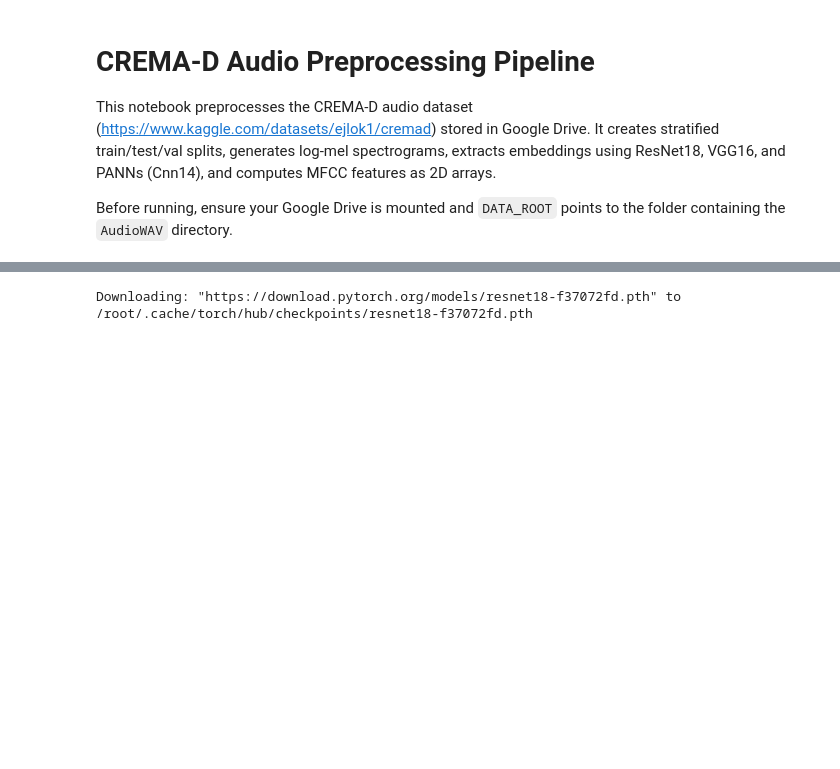
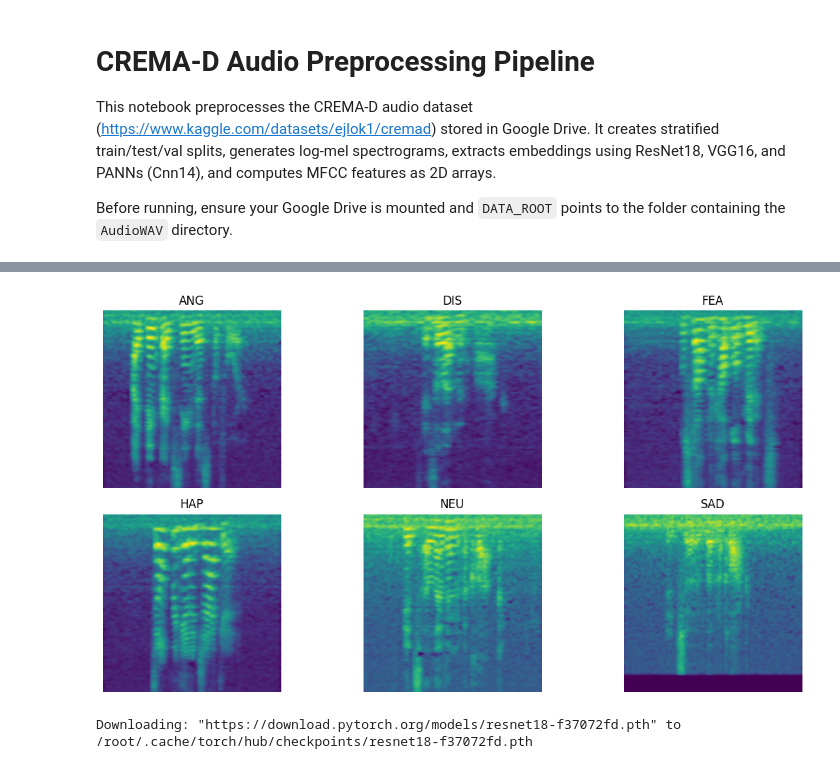
Before and after one commit to lburdman/qnn-transfer-learning, a Jupyter notebook: audio_preprocessing.ipynb, the cells around one changed output, grey strips where cells are left out. Cells and saved outputs as stored; diff of their text form; code cells hidden in the pictures; blank space fills up the shorter version.

```diff
--- a/audio_preprocessing.ipynb
+++ b/audio_preprocessing.ipynb
@@ -118,8 +189,10 @@ Train size: 5208, Test size: 1489, Val size: 745
 # %%
-# === Visualize example mel spectrograms ===
-train_specs_root = os.path.join(SPEC_DIR, 'train')
-if os.path.exists(train_specs_root):
-    show_example_spectrograms(train_specs_root, n_classes=len(CLASSES))
+# Visualize example mel spectrograms
+val_specs_root = os.path.join(SPEC_DIR, 'val')
+if os.path.exists(val_specs_root):
+    show_example_spectrograms(val_specs_root, n_classes=len(CLASSES))
 else:
-    print(f'No spectrograms found at {train_specs_root}')
+    print(f'No spectrograms found at {val_specs_root}')
+# %% [output]
+[figure, added]
 # %%
```
Also changed, not shown: parts of 12 cells of this notebook.
